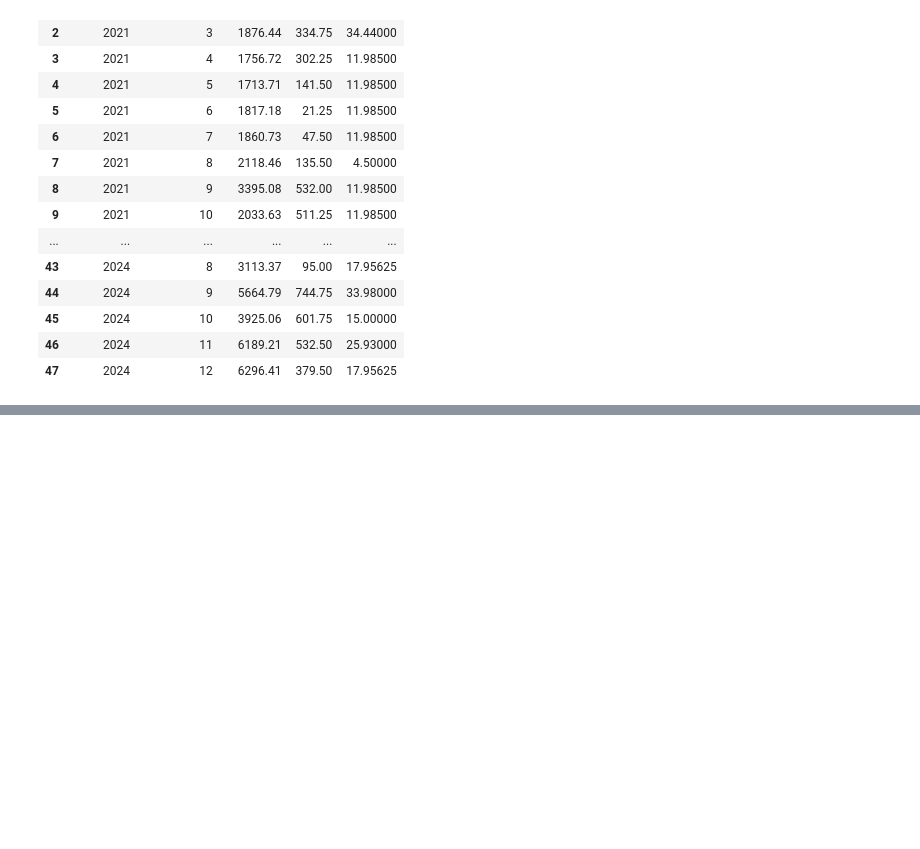
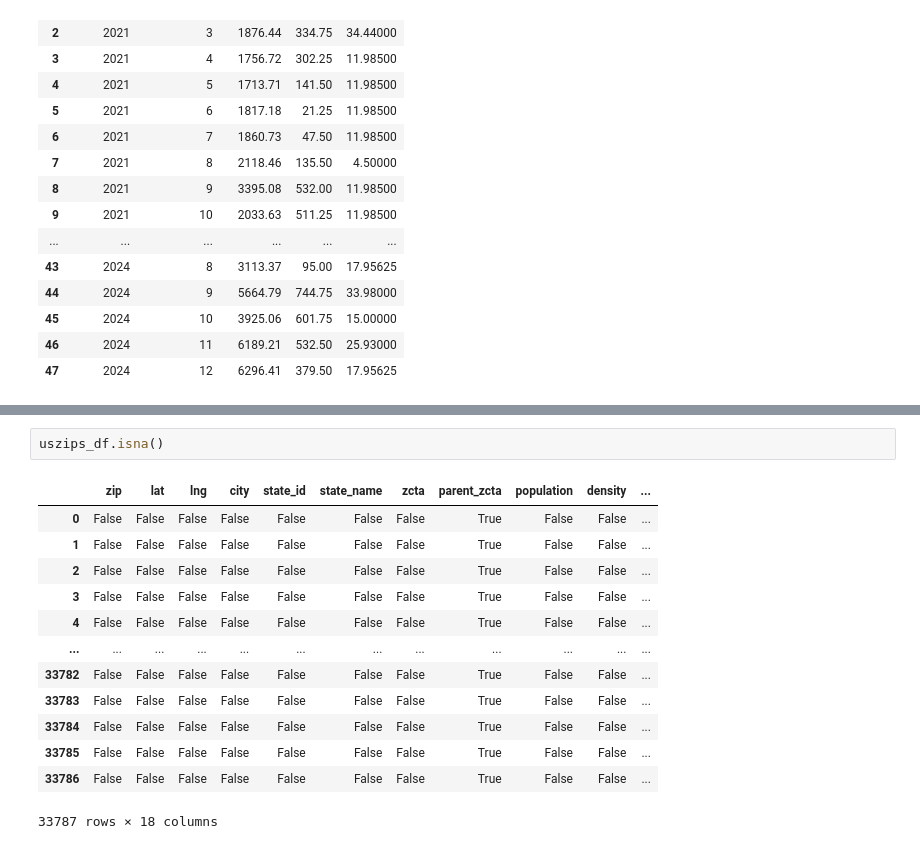
Before and after one commit to Pranishgrg21/Analysis_using_pandas, a Jupyter notebook: candy_sales_analysis.ipynb, the cells around one changed output, grey strips where cells are left out. Drawn from its saved outputs; the diff is of its cells as text; blank space fills up the shorter version.

```diff
--- a/candy_sales_analysis.ipynb
+++ b/candy_sales_analysis.ipynb
@@ -1169,0 +1229,16 @@ Index(['row_id', 'order_id', 'order_date', 'ship_date', 'ship_mode',
+# %%
+uszips_df.isna()
+# %% [output]
+|  | zip | lat | lng | city | state_id | state_name | zcta | parent_zcta | population | density | ... |
+| 0 | False | False | False | False | False | False | False | True | False | False | ... |
+| 1 | False | False | False | False | False | False | False | True | False | False | ... |
+| 2 | False | False | False | False | False | False | False | True | False | False | ... |
+| 3 | False | False | False | False | False | False | False | True | False | False | ... |
+| 4 | False | False | False | False | False | False | False | True | False | False | ... |
+| ... | ... | ... | ... | ... | ... | ... | ... | ... | ... | ... | ... |
+| 33782 | False | False | False | False | False | False | False | True | False | False | ... |
+| 33783 | False | False | False | False | False | False | False | True | False | False | ... |
+| 33784 | False | False | False | False | False | False | False | True | False | False | ... |
+| 33785 | False | False | False | False | False | False | False | True | False | False | ... |
+| 33786 | False | False | False | False | False | False | False | True | False | False | ... |
+33787 rows × 18 columns
```
Also changed, not shown: parts of 13 cells of this notebook.
